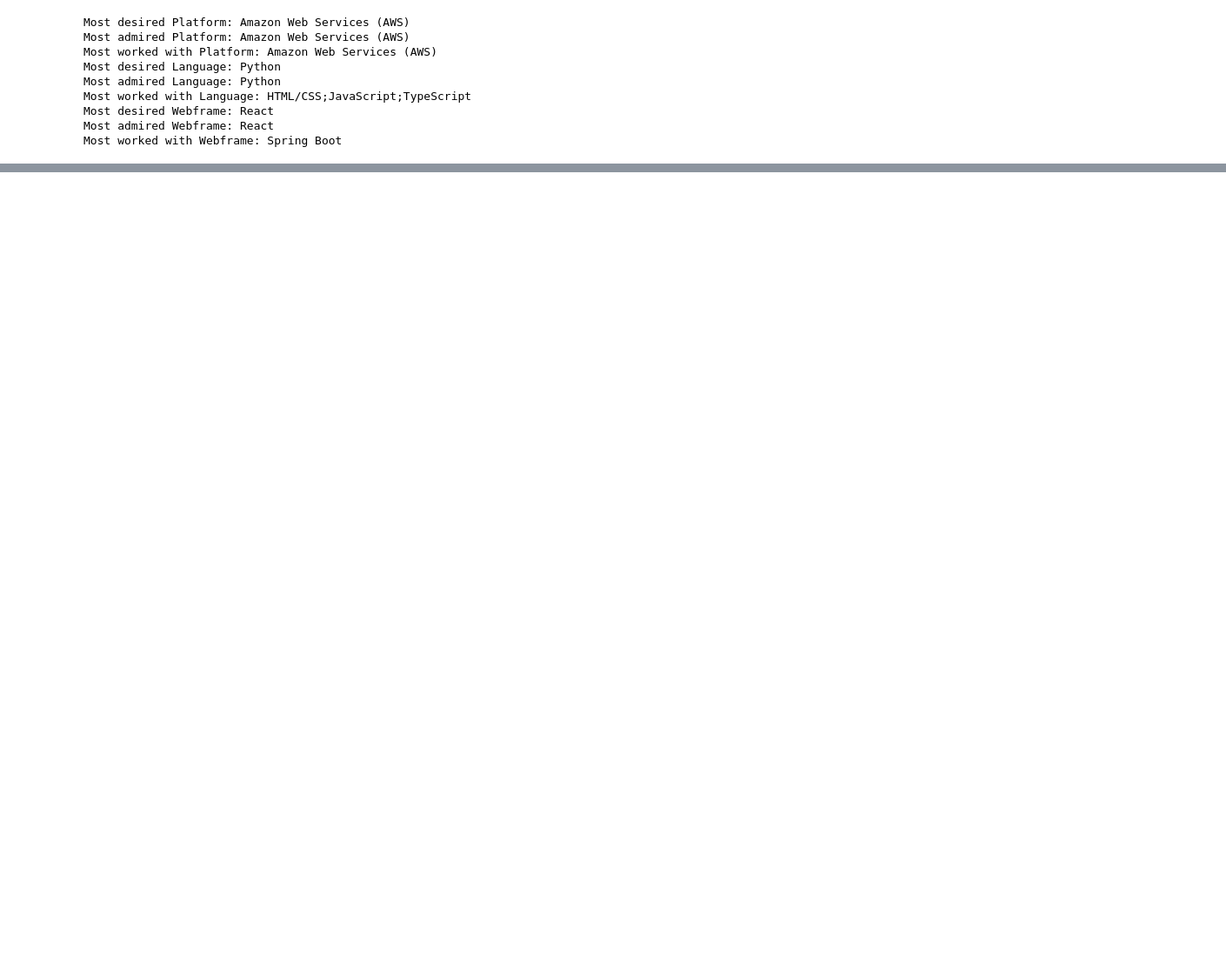
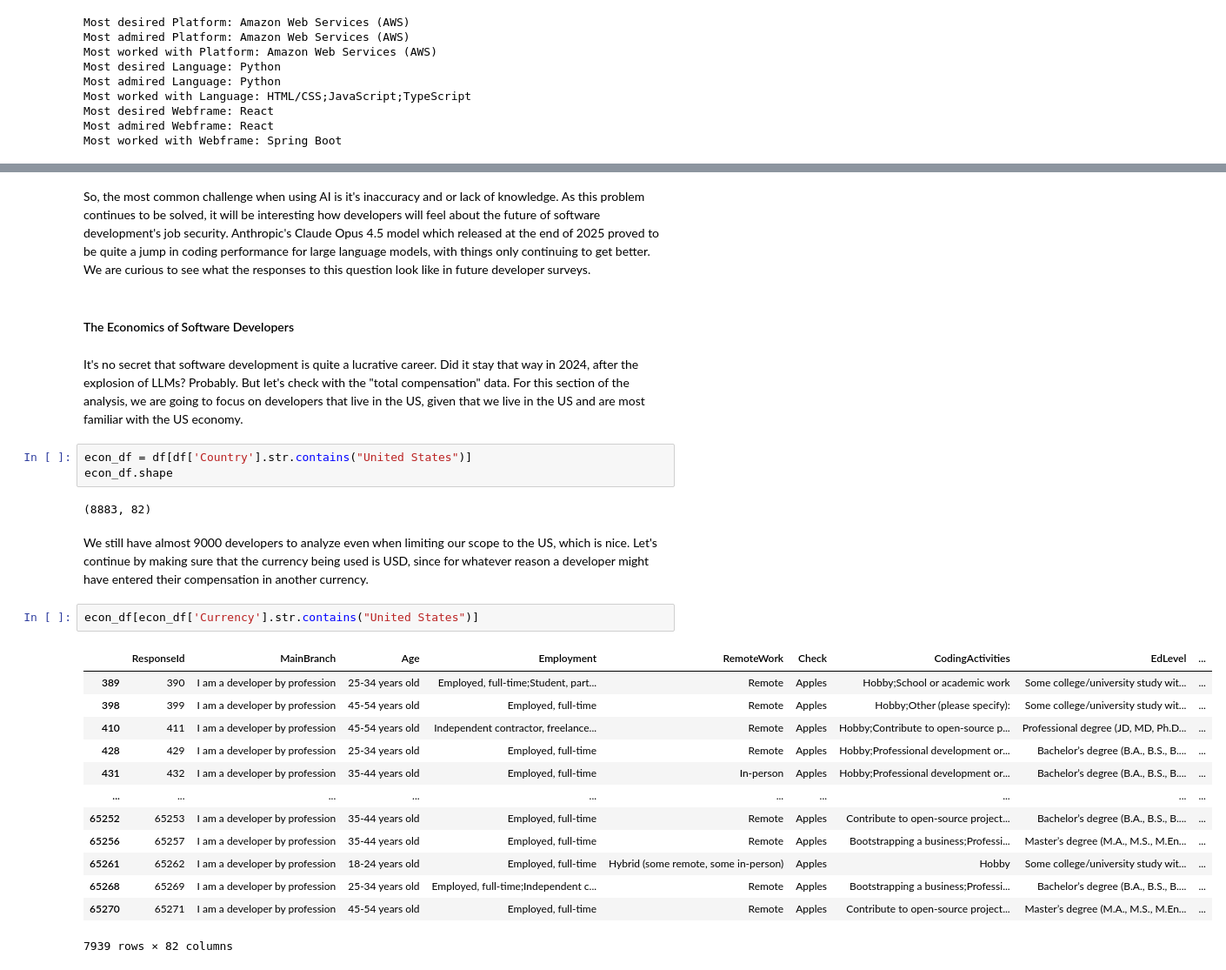
Before and after one commit to AydenGarza/dsci235-final-project, a Jupyter notebook: project.ipynb, the cells around one changed output, grey strips where cells are left out. Shown at 87% size. Cells and saved outputs as stored; diff of their text form; blank space fills up the shorter version.

```diff
--- a/project.ipynb
+++ b/project.ipynb
@@ -200,0 +245,29 @@ Most worked with Webframe: Spring Boot
+# %% [markdown]
+So, the most common challenge when using AI is it's inaccuracy and or lack of knowledge. As this problem continues to be solved, it will be interesting how developers will feel about the future of software development's job security. Anthropic's Claude Opus 4.5 model which released at the end of 2025 proved to be quite a jump in coding performance for large language models, with things only continuing to get better. We are curious to see what the responses to this question look like in future developer surveys.
+# %% [markdown]
+#### The Economics of Software Developers
+# %% [markdown]
+It's no secret that software development is quite a lucrative career. Did it stay that way in 2024, after the explosion of LLMs? Probably. But let's check with the "total compensation" data. For this section of the analysis, we are going to focus on developers that live in the US, given that we live in the US and are most familiar with the US economy.
+# %%
+econ_df = df[df['Country'].str.contains("United States")]
+econ_df.shape
+# %% [output]
+(8883, 82)
+# %% [markdown]
+We still have almost 9000 developers to analyze even when limiting our scope to the US, which is nice. Let's continue by making sure that the currency being used is USD, since for whatever reason a developer might have entered their compensation in another currency.
+# %%
+econ_df[econ_df['Currency'].str.contains("United States")]
+# %% [output]
+|  | ResponseId | MainBranch | Age | Employment | RemoteWork | Check | CodingActivities | EdLevel | ... |
+| 389 | 390 | I am a developer by profession | 25-34 years old | Employed, full-time;Student, part... | Remote | Apples | Hobby;School or academic work | Some college/university study wit... | ... |
+| 398 | 399 | I am a developer by profession | 45-54 years old | Employed, full-time | Remote | Apples | Hobby;Other (please specify): | Some college/university study wit... | ... |
+| 410 | 411 | I am a developer by profession | 45-54 years old | Independent contractor, freelance... | Remote | Apples | Hobby;Contribute to open-source p... | Professional degree (JD, MD, Ph.D... | ... |
+| 428 | 429 | I am a developer by profession | 25-34 years old | Employed, full-time | Remote | Apples | Hobby;Professional development or... | Bachelor’s degree (B.A., B.S., B.... | ... |
+| 431 | 432 | I am a developer by profession | 35-44 years old | Employed, full-time | In-person | Apples | Hobby;Professional development or... | Bachelor’s degree (B.A., B.S., B.... | ... |
+| ... | ... | ... | ... | ... | ... | ... | ... | ... | ... |
+| 65252 | 65253 | I am a developer by profession | 35-44 years old | Employed, full-time | Remote | Apples | Contribute to open-source project... | Bachelor’s degree (B.A., B.S., B.... | ... |
+| 65256 | 65257 | I am a developer by profession | 35-44 years old | Employed, full-time | Remote | Apples | Bootstrapping a business;Professi... | Master’s degree (M.A., M.S., M.En... | ... |
+| 65261 | 65262 | I am a developer by profession | 18-24 years old | Employed, full-time | Hybrid (some remote, some in-person) | Apples | Hobby | Some college/university study wit... | ... |
+| 65268 | 65269 | I am a developer by profession | 25-34 years old | Employed, full-time;Independent c... | Remote | Apples | Bootstrapping a business;Professi... | Bachelor’s degree (B.A., B.S., B.... | ... |
+| 65270 | 65271 | I am a developer by profession | 45-54 years old | Employed, full-time | Remote | Apples | Contribute to open-source project... | Master’s degree (M.A., M.S., M.En... | ... |
+7939 rows × 82 columns
```
Also changed, not shown: parts of 23 cells of this notebook.
